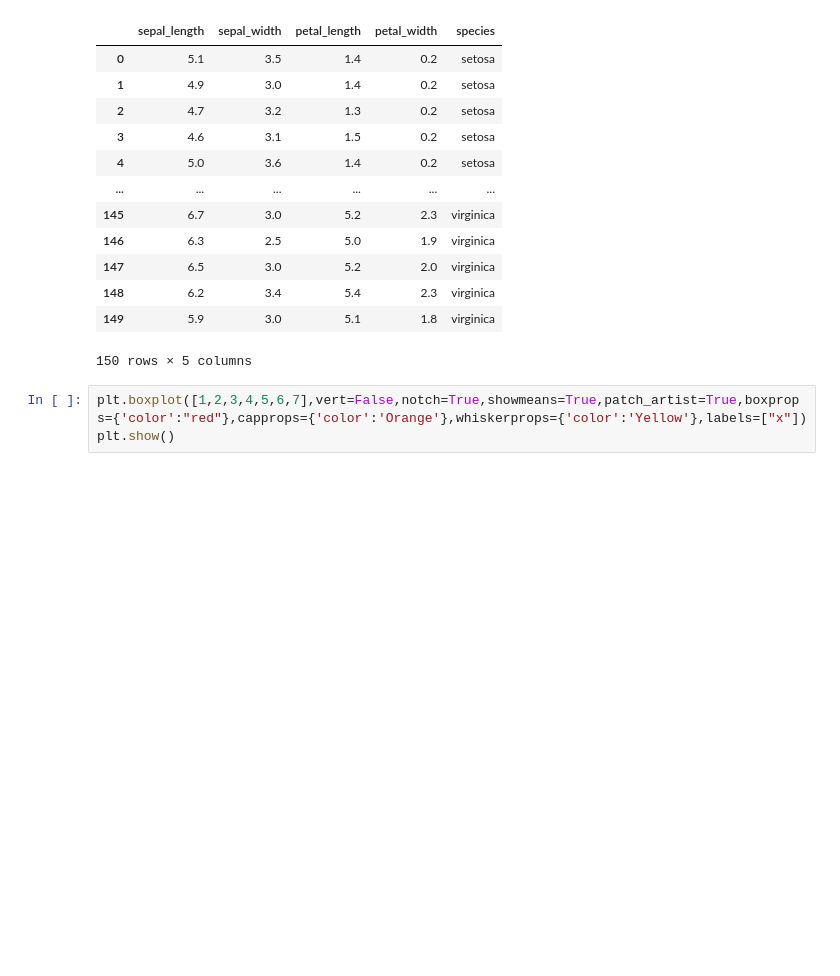
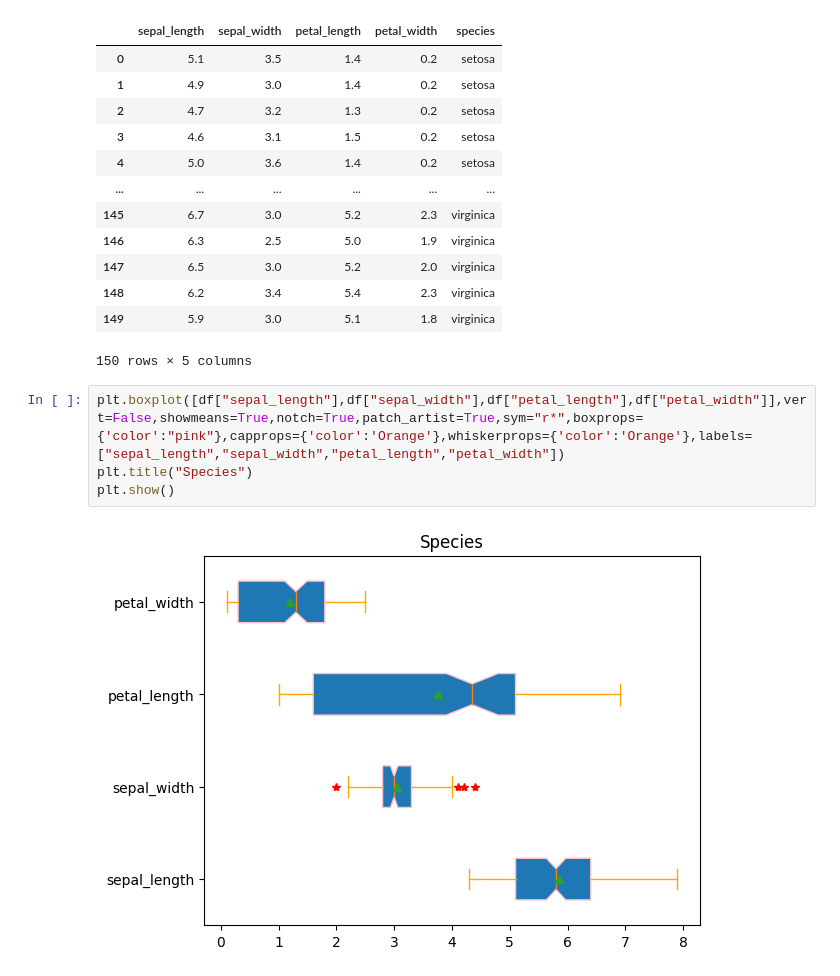
Before and after one commit to Rudra18GTHB/Codes, a Jupyter notebook: Visualization/Exp9.ipynb, the cells around one changed output. Saved outputs shown, nothing was run; the diff lists cells and outputs as text; blank space fills up the shorter version.

```diff
--- a/Visualization/Exp9.ipynb
+++ b/Visualization/Exp9.ipynb
@@ -26,5 +26,8 @@ df
 | 149 | 5.9 | 3.0 | 5.1 | 1.8 | virginica |
 150 rows × 5 columns
 # %%
-plt.boxplot([1,2,3,4,5,6,7],vert=False,notch=True,showmeans=True,patch_artist=True,boxprops={'color':"red"},capprops={'color':'Orange'},whiskerprops={'color':'Yellow'},labels=["x"])
+plt.boxplot([df["sepal_length"],df["sepal_width"],df["petal_length"],df["petal_width"]],vert=False,showmeans=True,notch=True,patch_artist=True,sym="r*",boxprops={'color':"pink"},capprops={'color':'Orange'},whiskerprops={'color':'Orange'},labels=["sepal_length","sepal_width","petal_length","petal_width"])
+plt.title("Species")
 plt.show()
+# %% [output]
+[figure, added]
```
Also changed, not shown: parts of 1 cell of this notebook.
